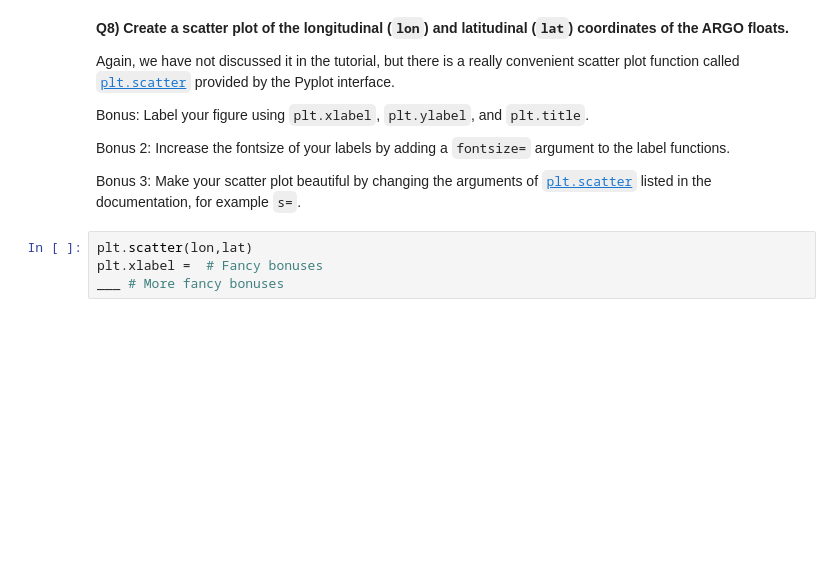
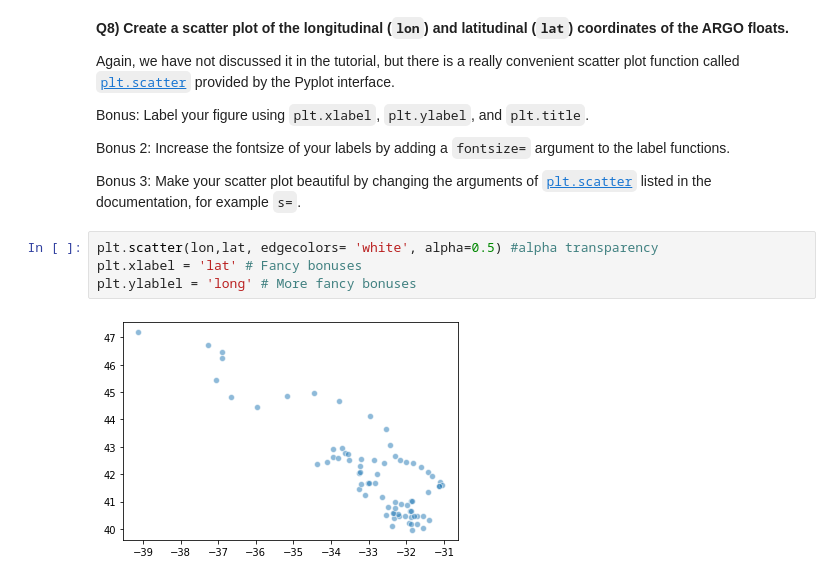
Before and after one commit to Etienne-98/2022_Intro_Python, a Jupyter notebook: Exercises/W2_S1.ipynb, the cells around one changed output. Drawn from its saved outputs; the diff is of its cells as text; blank space fills up the shorter version.

```diff
--- a/Exercises/W2_S1.ipynb
+++ b/Exercises/W2_S1.ipynb
@@ -509,6 +509,8 @@ Bonus 2: Increase the fontsize of your labels by adding a `fontsize=` argument t
 
 Bonus 3: Make your scatter plot beautiful by changing the arguments of [`plt.scatter`](https://matplotlib.org/stable/api/_as_gen/matplotlib.pyplot.scatter.html) listed in the documentation, for example `s=`.
 # %%
-plt.scatter(lon,lat)
-plt.xlabel =  # Fancy bonuses
-___ # More fancy bonuses
+plt.scatter(lon,lat, edgecolors= 'white', alpha=0.5) #alpha transparency
+plt.xlabel = 'lat' # Fancy bonuses
+plt.ylablel = 'long' # More fancy bonuses
+# %% [output]
+[figure, added]
```
